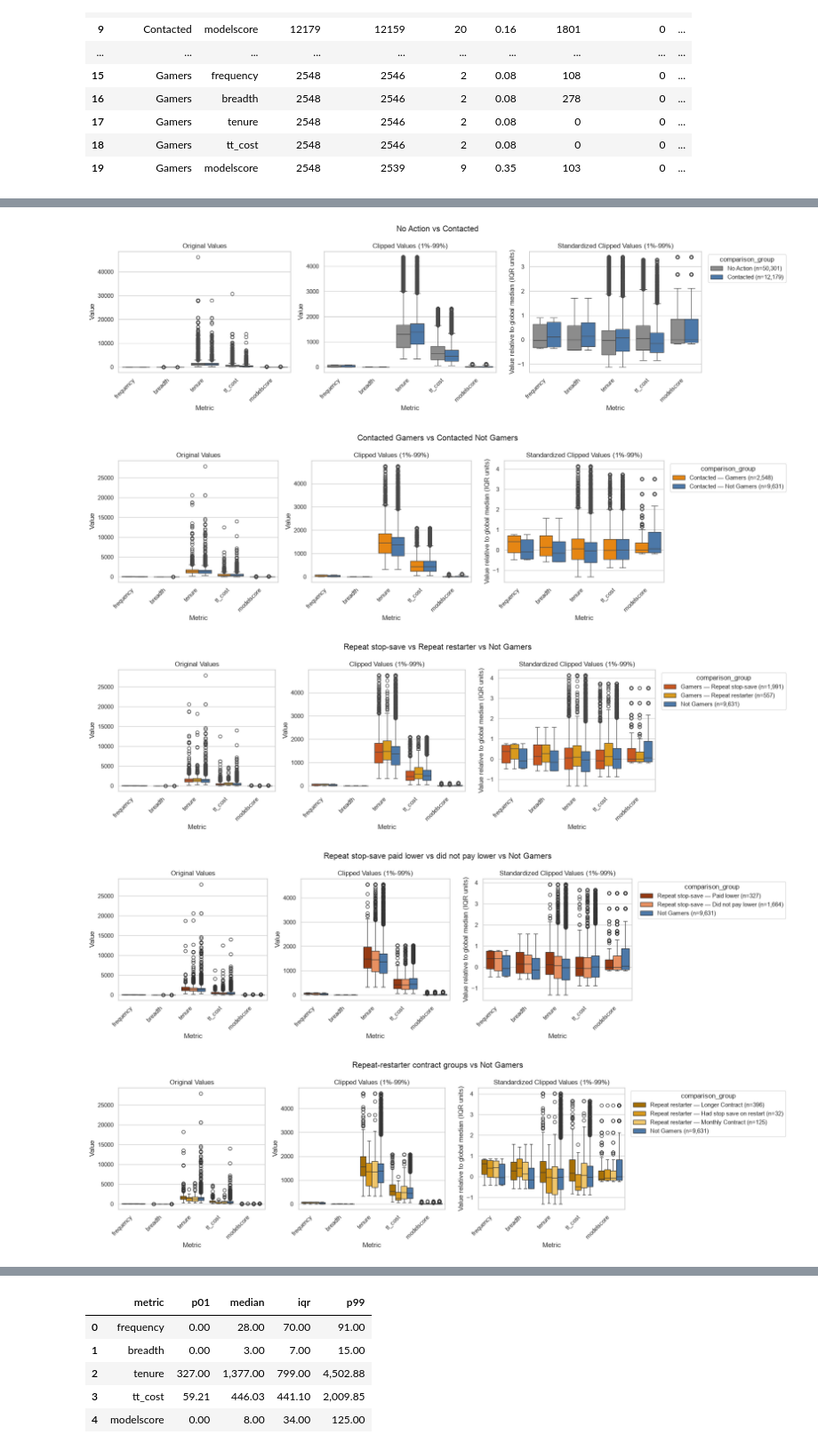
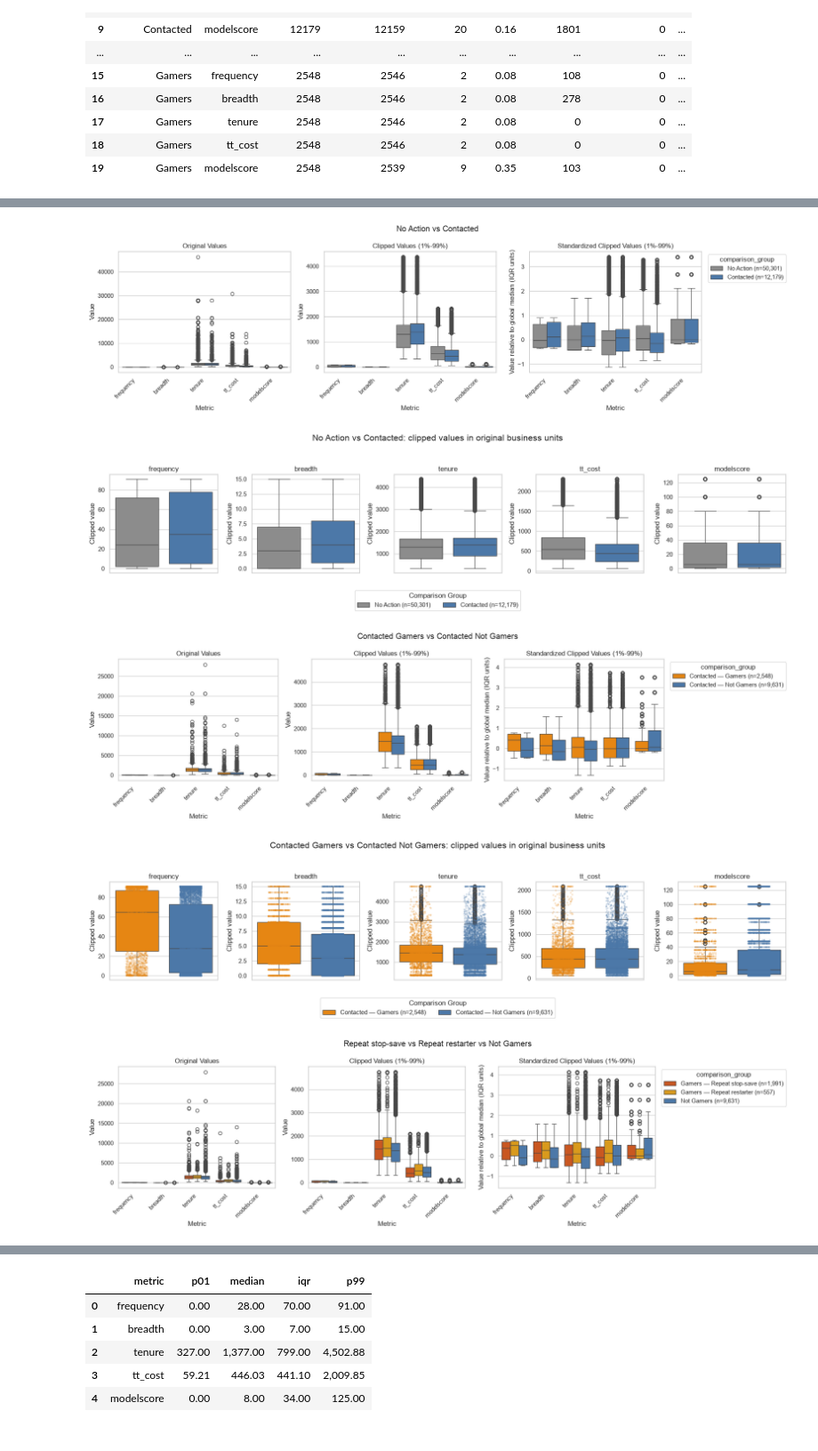
Before and after one commit to ying-gannett/stop_save_pChurn, a Jupyter notebook: src/notebooks/EDA_complete_v3.ipynb, the cells around one changed output, grey strips where cells are left out. Shown at 89% size. Drawn from its saved outputs; the diff is of its cells as text; code cells hidden in the pictures.

```diff
--- a/src/notebooks/EDA_complete_v3.ipynb
+++ b/src/notebooks/EDA_complete_v3.ipynb
@@ -68,13 +78,12 @@ TOP_CONTRASTS = 8
 OUTPUT_ROOT = PROJECT_ROOT / "src" / "notebooks"
 CHART_DIR = OUTPUT_ROOT / "charts" / "eda_complete_v3"
 TABLE_DIR = OUTPUT_ROOT / "tables" / "eda_complete_v3"
-OVERVIEW_CHART_DIR = CHART_DIR / "overview"
 PROFILE_CHART_DIR = CHART_DIR / "profiles"
 CONTRAST_CHART_DIR = CHART_DIR / "contrasts"
 REVENUE_CHART_DIR = CHART_DIR / "revenue"
-POPULATION_COMPARISON_CHART_DIR = OVERVIEW_CHART_DIR / "population_comparisons"
+POPULATION_COMPARISON_CHART_DIR = CHART_DIR / "population_comparisons"
 for folder in [
-    OVERVIEW_CHART_DIR, PROFILE_CHART_DIR, CONTRAST_CHART_DIR,
+    PROFILE_CHART_DIR, CONTRAST_CHART_DIR,
     REVENUE_CHART_DIR, POPULATION_COMPARISON_CHART_DIR, TABLE_DIR,
 ]:
     folder.mkdir(parents=True, exist_ok=True)
@@ -253,5 +267,5 @@ The repeat-restarter contract groups are mutually exclusive: a restart with a st
 # %%
-def compare_behavior_groups(comparison, groups, file_name):
+def compare_behavior_groups(comparison, groups, file_name, show_points):
     comparison_data = pd.concat(
         [
             df.loc[mask, [ID_COL, *BEHAVIOR_METRICS]].assign(comparison_group=label)
@@ -276,6 +290,18 @@ def compare_behavior_groups(comparison, groups, file_name):
         show=True,
         show_points=False,
     )
+    _ = plot_group_clipped_boxplot_grid(
+        comparison_data,
+        metrics=BEHAVIOR_METRICS,
+        group_col="comparison_group",
+        group_order=group_order,
+        panel_size=(3.5, 4.5),
+        title=f"{comparison}: clipped values in original business units",
+        chart_folder=POPULATION_COMPARISON_CHART_DIR,
+        file_name=f"{Path(file_name).stem}_clipped_business_units.png",
+        show=True,
+        show_points=show_points,
+    )
     return summary
 
 comparison_specs = [
@@ -283,11 +309,13 @@ comparison_specs = [
         "No Action vs Contacted",
         [("No Action", ~contacted), ("Contacted", contacted)],
         "01_no_action_vs_contacted.png",
+        False
     ),
     (
         "Contacted Gamers vs Contacted Not Gamers",
         [("Contacted — Gamers", gamers), ("Contacted — Not Gamers", not_gamers)],
         "02_gamers_vs_not_gamers.png",
+        True
     ),
     (
         "Repeat stop-save vs Repeat restarter vs Not Gamers",
@@ -297,6 +325,7 @@ comparison_specs = [
             ("Not Gamers", not_gamers),
         ],
         "03_repeat_stop_save_vs_restarter_vs_not_gamers.png",
+        True
     ),
     (
         "Repeat stop-save paid lower vs did not pay lower vs Not Gamers",
@@ -306,38 +335,41 @@ comparison_specs = [
             ("Not Gamers", not_gamers),
         ],
         "04_paid_lower_vs_not_paid_lower_vs_not_gamers.png",
+        True
     ),
     (
         "Repeat-restarter contract groups vs Not Gamers",
         [
             ("Repeat restarter — Longer Contract", restart_longer_contract),
             ("Repeat restarter — Had stop save on restart", restart_had_stop_save),
             ("Repeat restarter — Monthly Contract", restart_monthly_contract),
             ("Not Gamers", not_gamers),
         ],
         "05_restart_contract_groups_vs_not_gamers.png",
+        True
     ),
     (
         "Not Gamers Saved vs Voluntary Stopped",
         [
             ("Not Gamers — Saved", not_gamers_saved),
             ("Not Gamers — Voluntary Stopped", not_gamers_stopped),
         ],
         "06_not_gamers_saved_vs_stopped.png",
+        True
     ),
 ]
 
 behavior_comparison_summary = pd.concat(
     [compare_behavior_groups(*spec) for spec in comparison_specs],
     ignore_index=True,
 )
 behavior_comparison_summary.to_csv(
     TABLE_DIR / "behavior_metric_population_comparisons.csv", index=False
 )
-display(behavior_comparison_summary)
+# display(behavior_comparison_summary)
 # %% [output]
 [figure]
-[figure, old version]
+[figure, new version]
-[figure, old version]
+[figure, new version]
-[figure, old version]
+[figure, new version]
-[figure, old version]
+[figure, new version]
```
Also changed, not shown: parts of 12 cells of this notebook, 2 other files.
